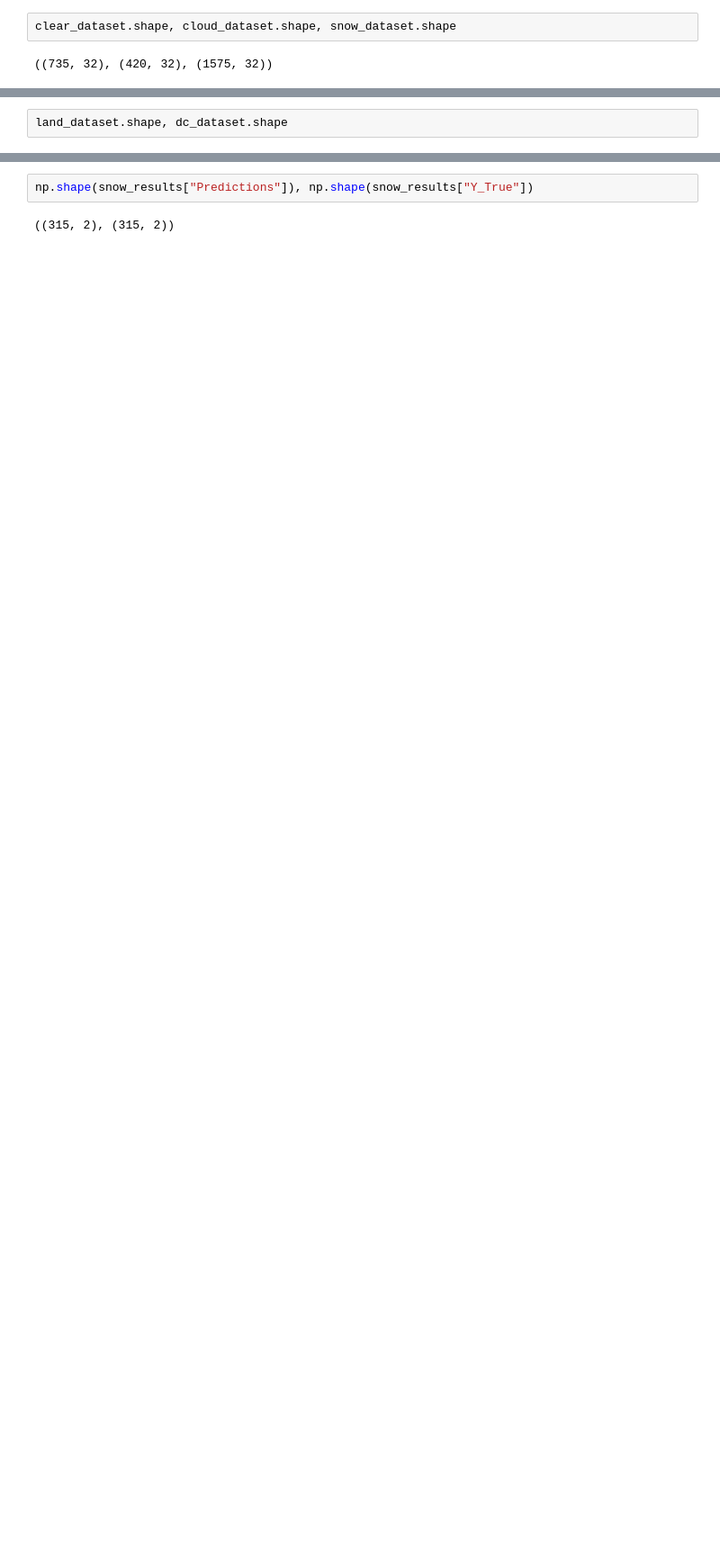
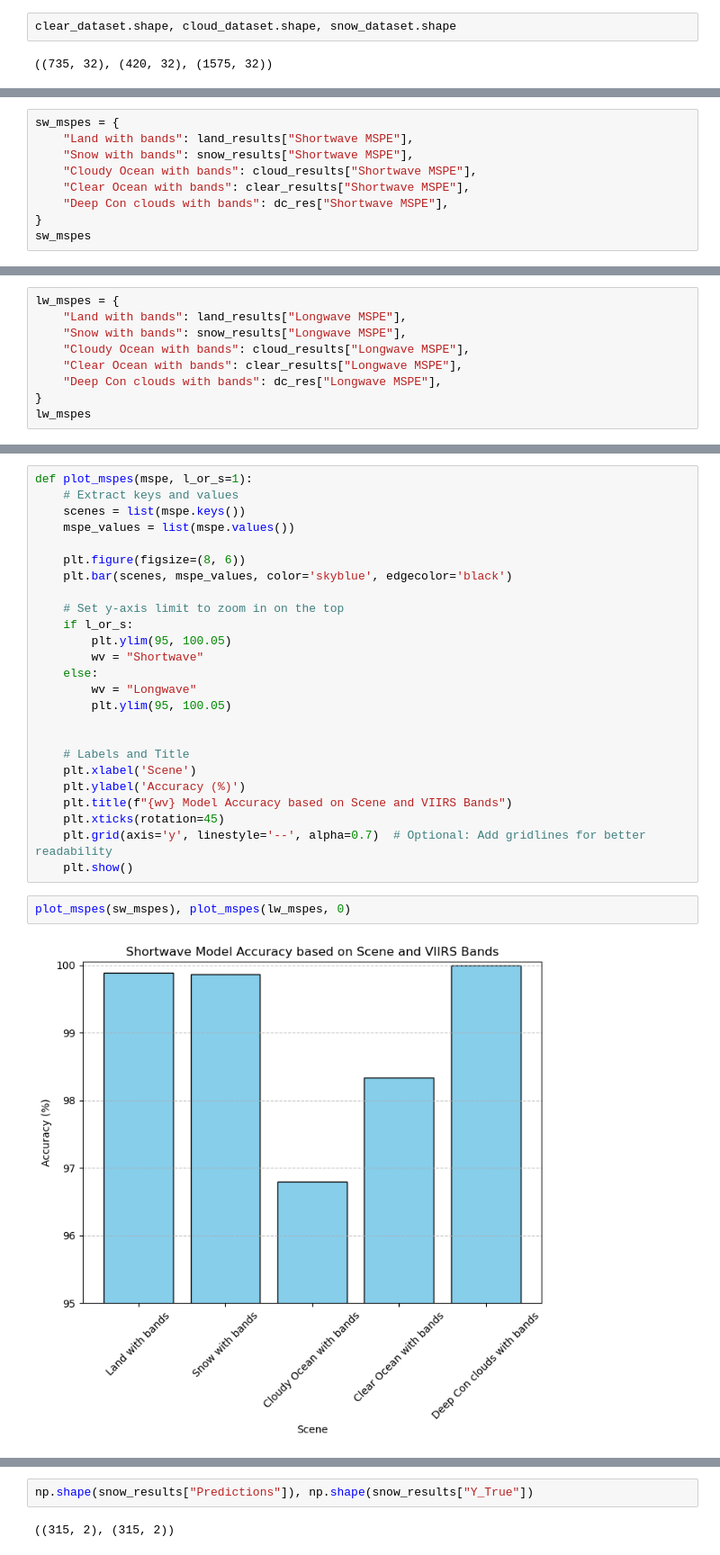
Before and after one commit to LASP-Libera/libera_unfiltering, a Jupyter notebook: experiments.ipynb, the cells around one changed output, grey strips where cells are left out. Shown at 90% size. Saved outputs shown, nothing was run; the diff lists cells and outputs as text; blank space fills up the shorter version.

```diff
--- a/experiments.ipynb
+++ b/experiments.ipynb
@@ -1132,0 +976,9 @@ clear_dataset.shape, cloud_dataset.shape, snow_dataset.shape
+# %%
+sw_mspes = {
+    "Land with bands": land_results["Shortwave MSPE"],
+    "Snow with bands": snow_results["Shortwave MSPE"],
+    "Cloudy Ocean with bands": cloud_results["Shortwave MSPE"],
+    "Clear Ocean with bands": clear_results["Shortwave MSPE"],
+    "Deep Con clouds with bands": dc_res["Shortwave MSPE"],
+}
+sw_mspes
@@ -1133,3 +991,10 @@ clear_dataset.shape, cloud_dataset.shape, snow_dataset.shape
 # %%
-land_dataset.shape, dc_dataset.shape
+lw_mspes = {
+    "Land with bands": land_results["Longwave MSPE"],
+    "Snow with bands": snow_results["Longwave MSPE"],
+    "Cloudy Ocean with bands": cloud_results["Longwave MSPE"],
+    "Clear Ocean with bands": clear_results["Longwave MSPE"],
+    "Deep Con clouds with bands": dc_res["Longwave MSPE"],
+}
+lw_mspes
 # %% [output]
@@ -1136,0 +1010,29 @@ land_dataset.shape, dc_dataset.shape
+# %%
+def plot_mspes(mspe, l_or_s=1):
+    # Extract keys and values
+    scenes = list(mspe.keys())
+    mspe_values = list(mspe.values())
+
+    plt.figure(figsize=(8, 6))
+    plt.bar(scenes, mspe_values, color='skyblue', edgecolor='black')
+
+    # Set y-axis limit to zoom in on the top
+    if l_or_s:
+        plt.ylim(95, 100.05)
+        wv = "Shortwave"
+    else:
+        wv = "Longwave"
+        plt.ylim(95, 100.05)
+
+
+    # Labels and Title
+    plt.xlabel('Scene')
+    plt.ylabel('Accuracy (%)')
+    plt.title(f"{wv} Model Accuracy based on Scene and VIIRS Bands")
+    plt.xticks(rotation=45)
+    plt.grid(axis='y', linestyle='--', alpha=0.7)  # Optional: Add gridlines for better readability
+    plt.show()
+# %%
+plot_mspes(sw_mspes), plot_mspes(lw_mspes, 0)
+# %% [output]
+[figure, added]
```
Also changed, not shown: parts of 54 cells of this notebook, 6 other files.
